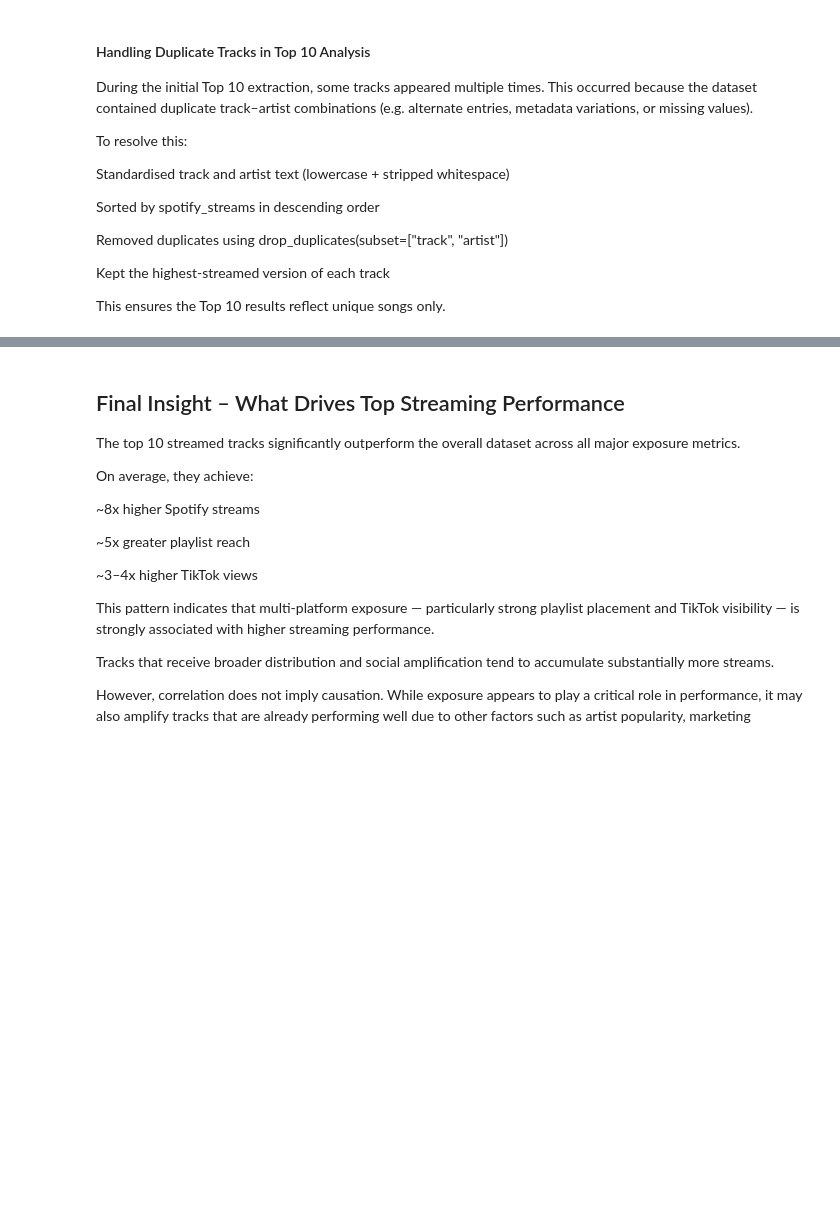
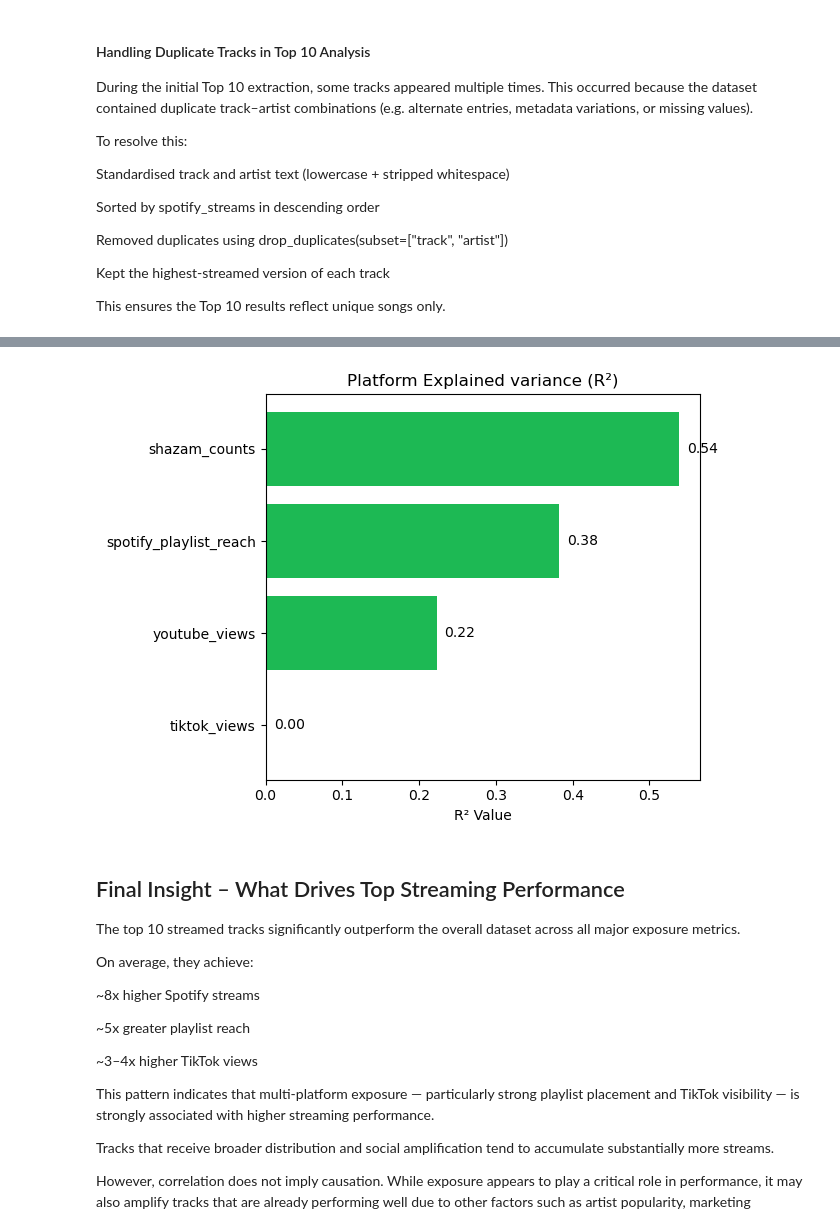
Before and after one commit to iliasprev/spotify-music-popularity-analysis, a Jupyter notebook: notebooks/02_spotify_eda.ipynb, the cells around one changed output, grey strips where cells are left out. Cells and saved outputs as stored; diff of their text form; code cells hidden in the pictures; blank space fills up the shorter version.

```diff
--- a/notebooks/02_spotify_eda.ipynb
+++ b/notebooks/02_spotify_eda.ipynb
@@ -318,0 +351,8 @@ comparison
+# %%
+r2_df = (
+    pd.DataFrame(r2_results.items(), columns=["Platform Metric", "R² Value"])
+      .sort_values("R² Value", ascending=False)
+      .reset_index(drop=True)
+)
+
+r2_df
@@ -319,3 +365,24 @@ comparison
+# %%
+import matplotlib.pyplot as plt
+
+plt.barh(
+    r2_df["Platform Metric"],
+    r2_df["R² Value"],
+    color="#1DB954"
+)
+
+plt.gca().invert_yaxis()
+
+plt.xlabel("R² Value")
+plt.title("Platform Explained variance (R²)")
+
+for i, v in enumerate(r2_df["R² Value"]):
+    plt.text(v + 0.01, i, f"{v:.2f}", va="center")
+
+plt.tight_layout()
+plt.show()
+# %% [output]
+[figure, added]
 # %% [markdown]
 ## Final Insight – What Drives Top Streaming Performance
 
```
Also changed, not shown: parts of 11 cells of this notebook, 2 other files.
